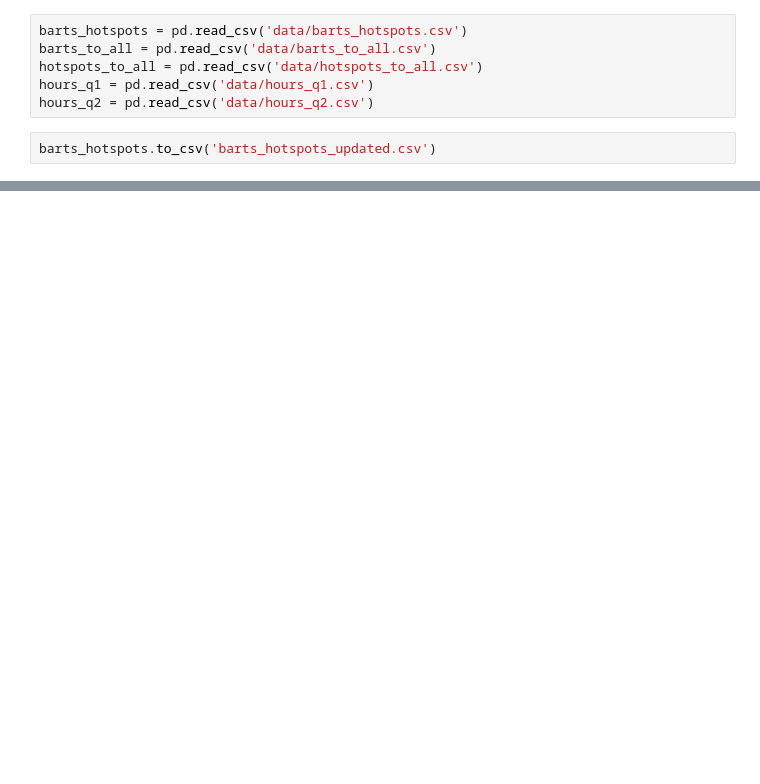
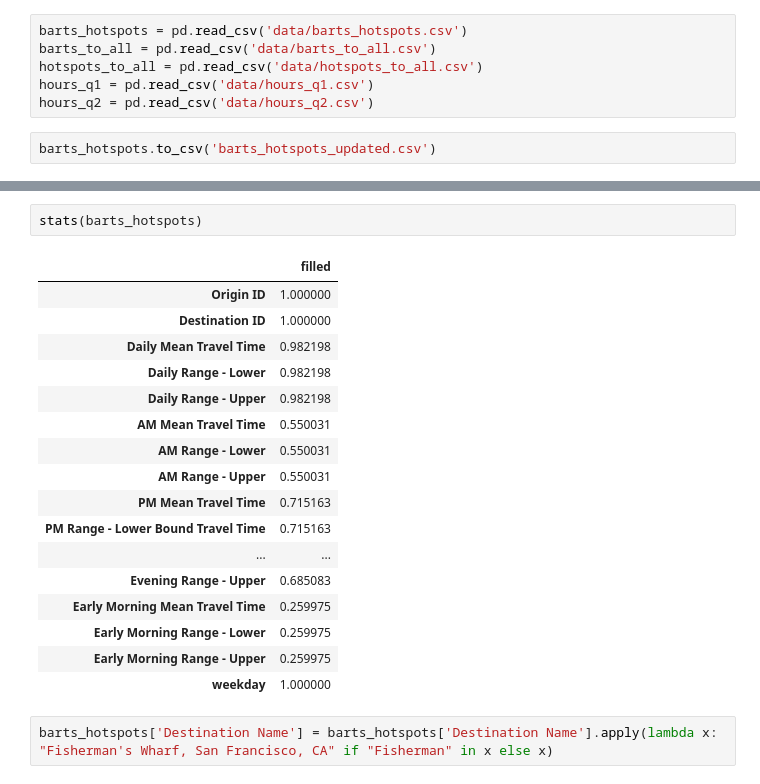
Before and after one commit to Xiao-Wang-UCSD/data_hack_2020, a Jupyter notebook: EDA.ipynb, the cells around one changed output, grey strips where cells are left out. Drawn from its saved outputs; the diff is of its cells as text; blank space fills up the shorter version.

```diff
--- a/EDA.ipynb
+++ b/EDA.ipynb
@@ -57,0 +99,22 @@ with open():
+# %%
+stats(barts_hotspots)
+# %% [output]
+|  | filled |
+| Origin ID | 1.000000 |
+| Destination ID | 1.000000 |
+| Daily Mean Travel Time | 0.982198 |
+| Daily Range - Lower | 0.982198 |
+| Daily Range - Upper | 0.982198 |
+| AM Mean Travel Time | 0.550031 |
+| AM Range - Lower | 0.550031 |
+| AM Range - Upper | 0.550031 |
+| PM Mean Travel Time | 0.715163 |
+| PM Range - Lower Bound Travel Time | 0.715163 |
+| ... | ... |
+| Evening Range - Upper | 0.685083 |
+| Early Morning Mean Travel Time | 0.259975 |
+| Early Morning Range - Lower | 0.259975 |
+| Early Morning Range - Upper | 0.259975 |
+| weekday | 1.000000 |
+# %%
+barts_hotspots['Destination Name'] = barts_hotspots['Destination Name'].apply(lambda x: "Fisherman's Wharf, San Francisco, CA" if "Fisherman" in x else x)
```
Also changed, not shown: parts of 11 cells of this notebook, 1 other file.
